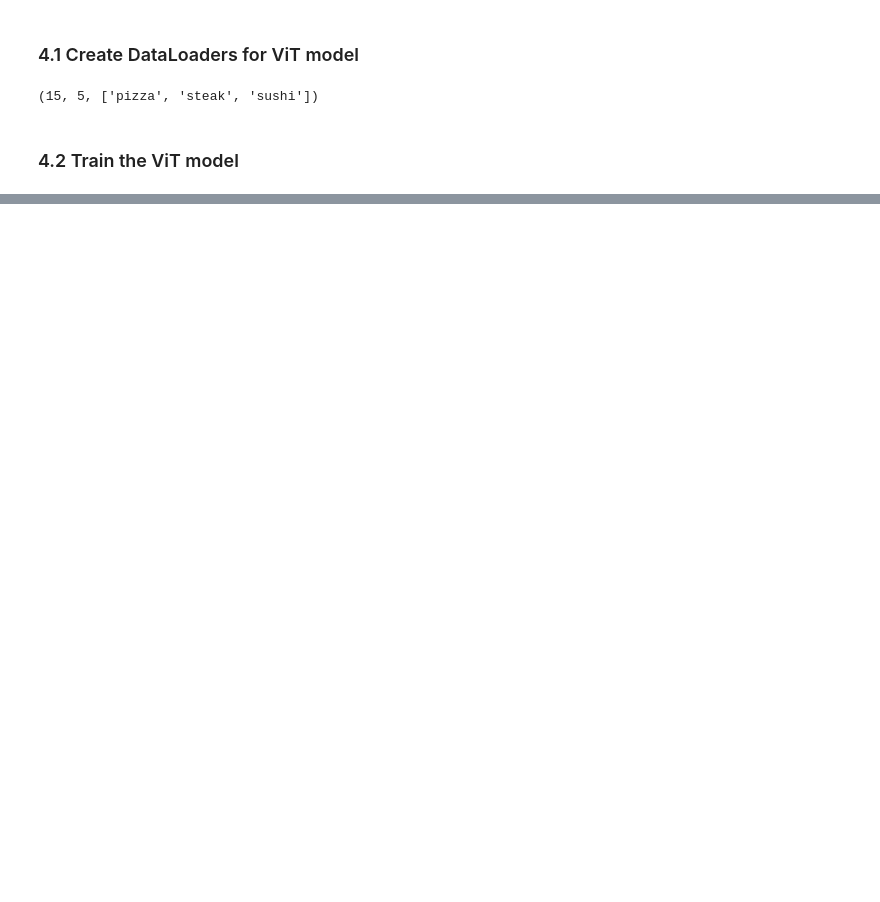
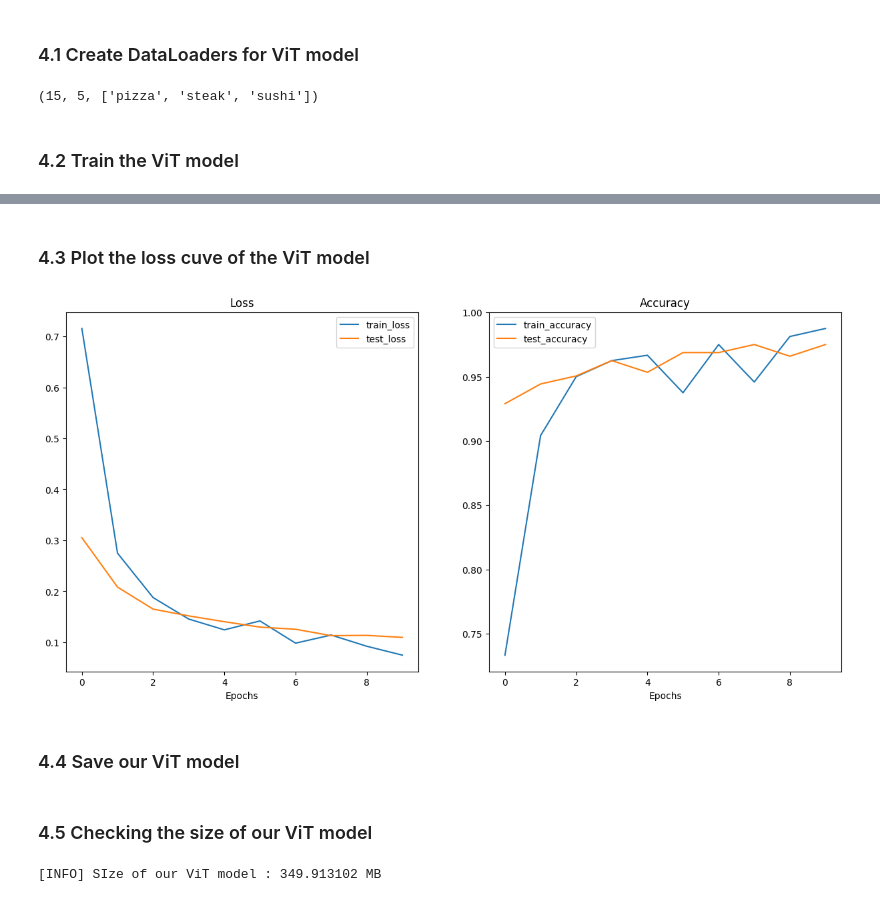
Before and after one commit to bpiaple/PyTorch-Course, a Jupyter notebook: 08_pytorch_model_depoyement/08_pytorch_model_depoyement.ipynb, the cells around one changed output, grey strips where cells are left out. Drawn from its saved outputs; the diff is of its cells as text; code cells hidden in the pictures; blank space fills up the shorter version.

```diff
--- a/08_pytorch_model_depoyement/08_pytorch_model_depoyement.ipynb
+++ b/08_pytorch_model_depoyement/08_pytorch_model_depoyement.ipynb
@@ -404,0 +405,10 @@ Epoch: 6 | train_loss: 0.1419 | train_acc: 0.9375 | test_loss: 0.1297 | test_acc
+# %% [markdown]
+### 4.3 Plot the loss cuve of the ViT model
+# %%
+from helper_functions import plot_loss_curves
+
+plot_loss_curves(history_vit)
+# %% [output]
+[figure, added]
+# %% [markdown]
+### 4.4 Save our ViT model
@@ -404,0 +417,11 @@ Epoch: 6 | train_loss: 0.1419 | train_acc: 0.9375 | test_loss: 0.1297 | test_acc
+# %% [markdown]
+### 4.5 Checking the size of our ViT model
+# %%
+import os
+
+vit_path = "models/vit_model_10.pt"
+
+size = os.path.getsize(vit_path) / 1e6
+print(f"[INFO] SIze of our ViT model : {size} MB")
+# %% [output]
+[INFO] SIze of our ViT model : 349.913102 MB
```
Also changed, not shown: parts of 47 cells of this notebook, 9 other files.
